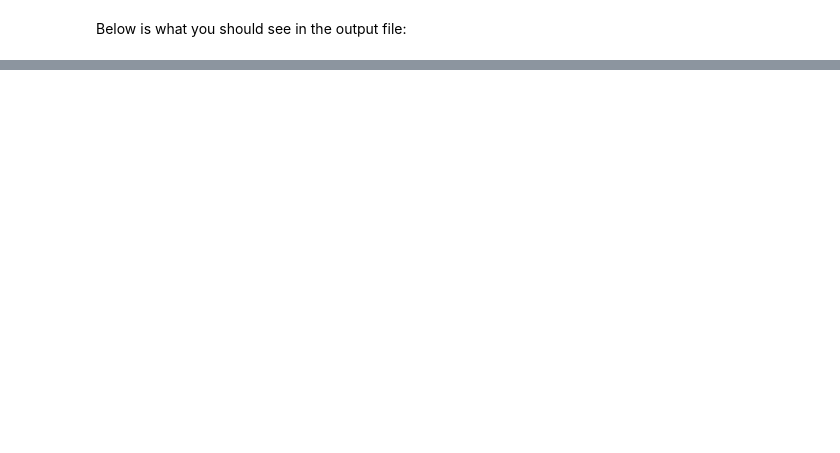
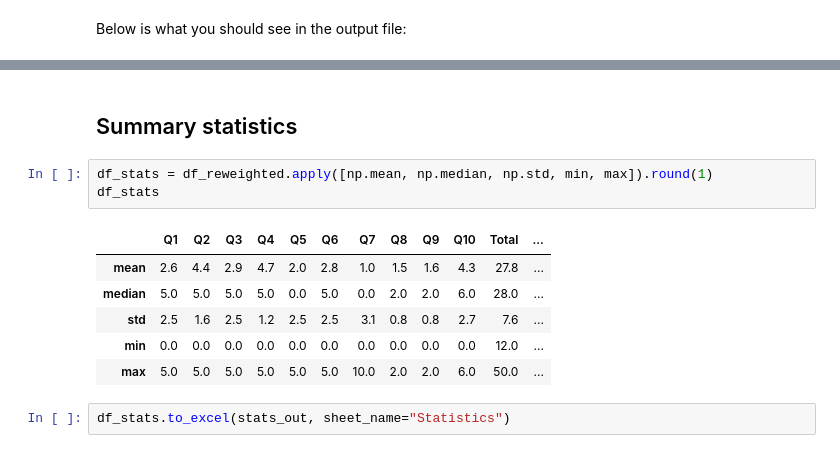
Before and after one commit to phantomachine/MCQ-final, a Jupyter notebook: MCQ-Reweighter.ipynb, the cells around one changed output, grey strips where cells are left out. Drawn from its saved outputs; the diff is of its cells as text; blank space fills up the shorter version.

Commit message:
add stats reporting

```diff
--- a/MCQ-Reweighter.ipynb
+++ b/MCQ-Reweighter.ipynb
@@ -201,0 +218,14 @@ df_reweighted.style.applymap(pink_or_green)
+# %% [markdown]
+## Summary statistics
+# %%
+df_stats = df_reweighted.apply([np.mean, np.median, np.std, min, max]).round(1)
+df_stats
+# %% [output]
+|  | Q1 | Q2 | Q3 | Q4 | Q5 | Q6 | Q7 | Q8 | Q9 | Q10 | Total | ... |
+| mean | 2.6 | 4.4 | 2.9 | 4.7 | 2.0 | 2.8 | 1.0 | 1.5 | 1.6 | 4.3 | 27.8 | ... |
+| median | 5.0 | 5.0 | 5.0 | 5.0 | 0.0 | 5.0 | 0.0 | 2.0 | 2.0 | 6.0 | 28.0 | ... |
+| std | 2.5 | 1.6 | 2.5 | 1.2 | 2.5 | 2.5 | 3.1 | 0.8 | 0.8 | 2.7 | 7.6 | ... |
+| min | 0.0 | 0.0 | 0.0 | 0.0 | 0.0 | 0.0 | 0.0 | 0.0 | 0.0 | 0.0 | 12.0 | ... |
+| max | 5.0 | 5.0 | 5.0 | 5.0 | 5.0 | 5.0 | 10.0 | 2.0 | 2.0 | 6.0 | 50.0 | ... |
+# %%
+df_stats.to_excel(stats_out, sheet_name="Statistics")
```
Also changed, not shown: parts of 7 cells of this notebook, 2 other files.
